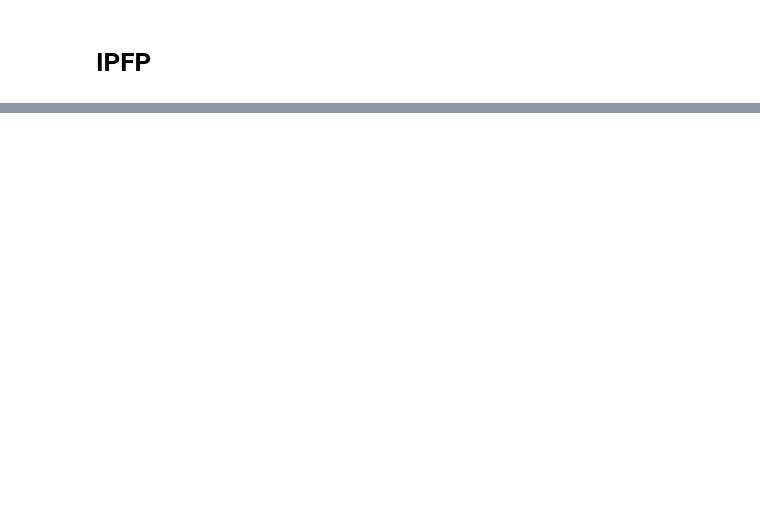
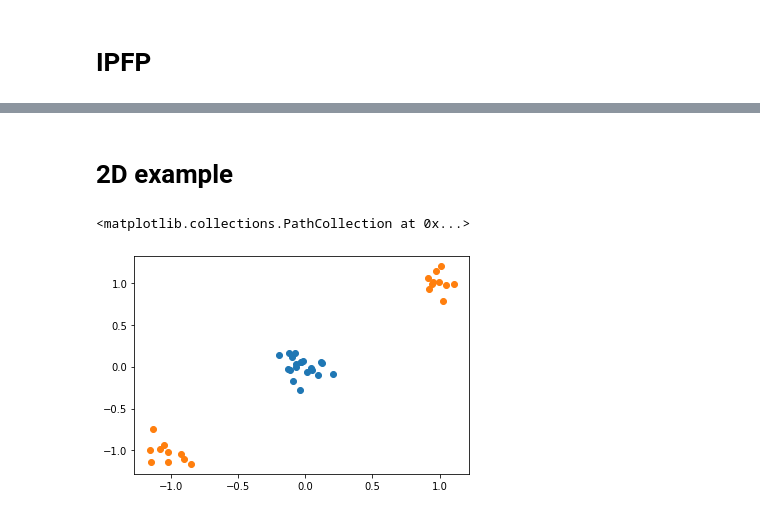
Before and after one commit to franciscovargas/GP_Sinkhorn, a Jupyter notebook: notebooks/GP_Drift_Fit.ipynb, the cells around one changed output, grey strips where cells are left out. Cells and saved outputs as stored; diff of their text form; code cells hidden in the pictures; blank space fills up the shorter version.

```diff
--- a/notebooks/GP_Drift_Fit.ipynb
+++ b/notebooks/GP_Drift_Fit.ipynb
@@ -297,0 +266,17 @@ for i in tqdm(range(10)):
+# %% [markdown]
+# 2D example
+# %%
+num_samples = 10
+N = 20
+X_0 = torch.distributions.multivariate_normal.MultivariateNormal(torch.zeros(2),torch.eye(2)*0.01).sample((num_samples*2,1)).reshape((-1,2))
+
+X_1_a = torch.distributions.multivariate_normal.MultivariateNormal(torch.ones(2),torch.eye(2)*0.01).sample((num_samples,1)).reshape((-1,2))
+X_1_b = torch.distributions.multivariate_normal.MultivariateNormal(torch.ones(2)*-1,torch.eye(2)*0.01).sample((num_samples,1)).reshape((-1,2))
+X_1 = torch.cat((X_1_a,X_1_b))
+
+# TO reshape
+plt.scatter(X_0[:,0],X_0[:,1])
+plt.scatter(X_1[:,0],X_1[:,1])
+# %% [output]
+<matplotlib.collections.PathCollection at 0x...>
+[figure, added]
```
Also changed, not shown: parts of 20 cells of this notebook.
